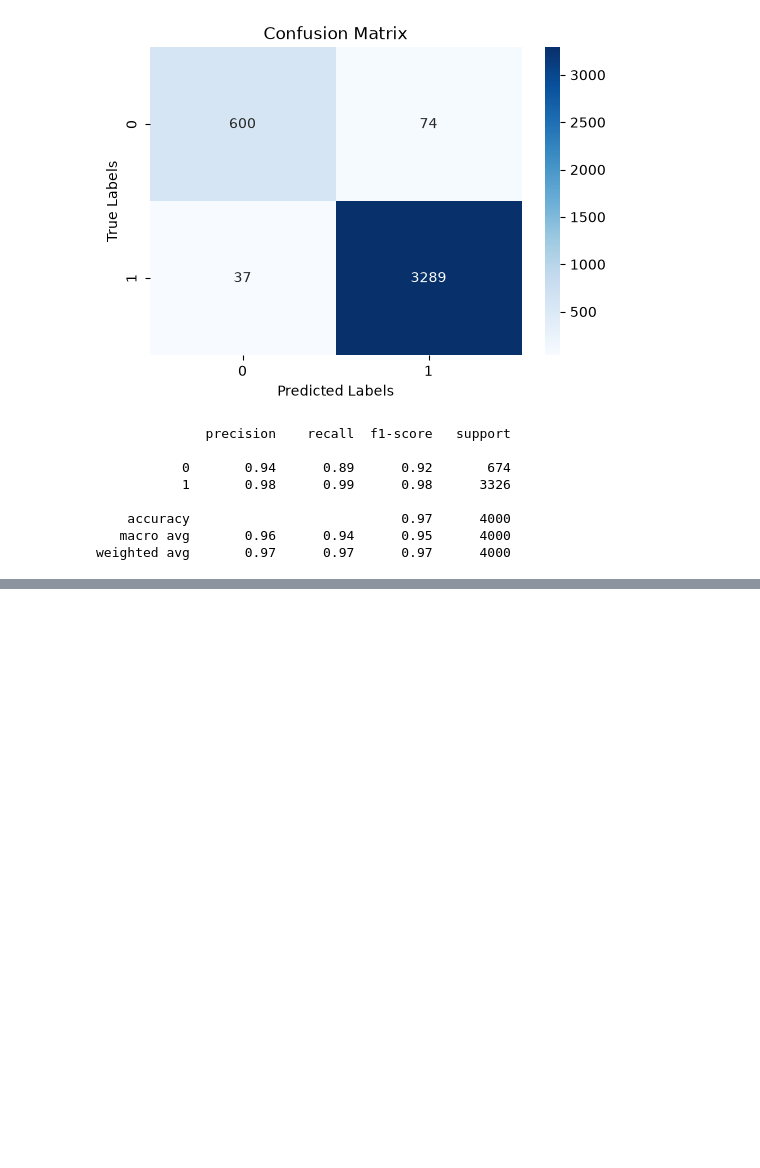
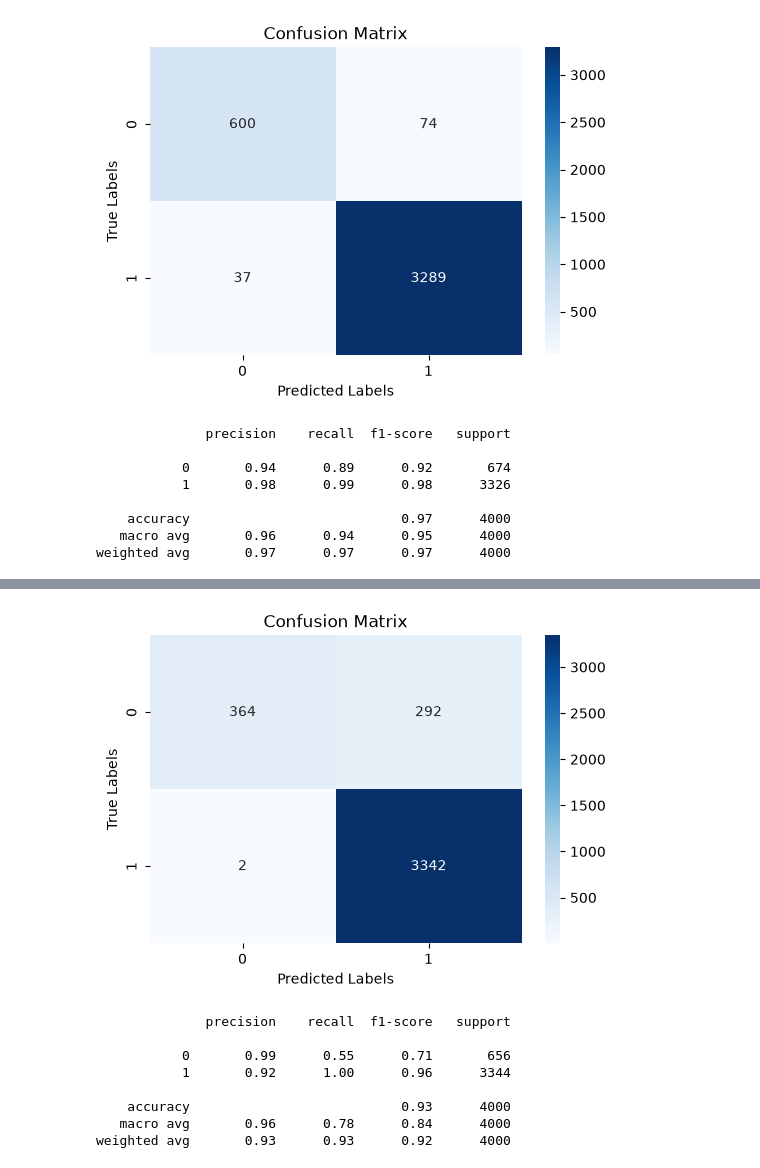
Before and after one commit to 2026324-cmd/achine-Learning-HDip2026-, a Jupyter notebook: Sumi Heo(2026324) - Machine Learning CA1.ipynb, the cells around one changed output, grey strips where cells are left out. Drawn from its saved outputs; the diff is of its cells as text; code cells hidden in the pictures; blank space fills up the shorter version.

```diff
--- a/Sumi Heo(2026324) - Machine Learning CA1.ipynb
+++ b/Sumi Heo(2026324) - Machine Learning CA1.ipynb
@@ -443,8 +445,8 @@ set_config(display='text')
 # %%
 from sklearn.svm import SVC
 
-svc_model = SVC()
-svc_model.fit(X_train, y_train)
+svc_20_model = SVC()
+svc_20_model.fit(X_svc_20_train, y_svc_20_train)
 # %% [output]
 SVC()
 # %%
@@ -496,14 +498,14 @@ weighted avg       0.97      0.97      0.97      4000
 # %%
 #normalized scaler - fit&transform on train, fit only on test
 from sklearn.preprocessing import StandardScaler
-n_scaler = StandardScaler()
-X_train_scaled = n_scaler.fit_transform(X_train.astype(float))
-X_test_scaled = n_scaler.transform(X_test.astype(float))
+n_svc_20_scaler = StandardScaler()
+X_svc_20_train_scaled = n_scaler.fit_transform(X_svc_20_train.astype(float))
+X_svc_20_test_scaled = n_scaler.transform(X_svc_20_test.astype(float))
 
 #Support Vector Classification model -  apply on scaled data
 from sklearn.svm import SVC
-svc_model_scaled = SVC()
-svc_model_scaled.fit(X_train_scaled, y_train)
+svc_20_model_scaled = SVC()
+svc_20_model_scaled.fit(X_svc_20_train_scaled, y_svc_20_train)
 # %% [output]
 SVC()
 # %%
@@ -548,0 +679,36 @@ weighted avg       0.97      0.97      0.97      4000
+# %%
+#normalized scaler - fit&transform on train, fit only on test
+from sklearn.preprocessing import StandardScaler
+n_rf_20_scaler = StandardScaler()
+X_rf_20_train_scaled = n_scaler.fit_transform(X_rf_20_train.astype(float))
+X_rf_20_test_scaled = n_scaler.transform(X_rf_20_test.astype(float))
+
+clf_rf_20_scaled=RandomForestClassifier(criterion='gini',max_depth=4,random_state=0)
+#이제 decisiontree 하는데 뭐를 criterion 잡고 max depth 설정
+clf_rf_20_scaled=clf_rf_20_scaled.fit(X_rf_20_train_scaled,y_rf_20_train)
+y_rf_20_predict_scaled=clf_rf_20_scaled.predict(X_rf_20_test_scaled)
+# %%
+
+# Confusion matrix
+cm_rf_20_scaled = confusion_matrix(y_rf_20_test, y_rf_20_predict_scaled)
+
+# Plot confusion matrix
+plt.figure(figsize = (6, 4))
+sns.heatmap(cm_rf_20_scaled, annot = True, fmt = 'd', cmap = 'Blues')
+plt.xlabel('Predicted Labels')
+plt.ylabel('True Labels')
+plt.title('Confusion Matrix')
+plt.show()   # <-- REQUIRED to display the plot outside Jupyter
+
+# Print classification report
+print(classification_report(y_rf_20_test, y_rf_20_predict_scaled))
+# %% [output]
+[figure, added]
+              precision    recall  f1-score   support
+
+           0       0.99      0.55      0.71       656
+           1       0.92      1.00      0.96      3344
+
+    accuracy                           0.93      4000
+   macro avg       0.96      0.78      0.84      4000
+weighted avg       0.93      0.93      0.92      4000
```
Also changed, not shown: parts of 25 cells of this notebook.
